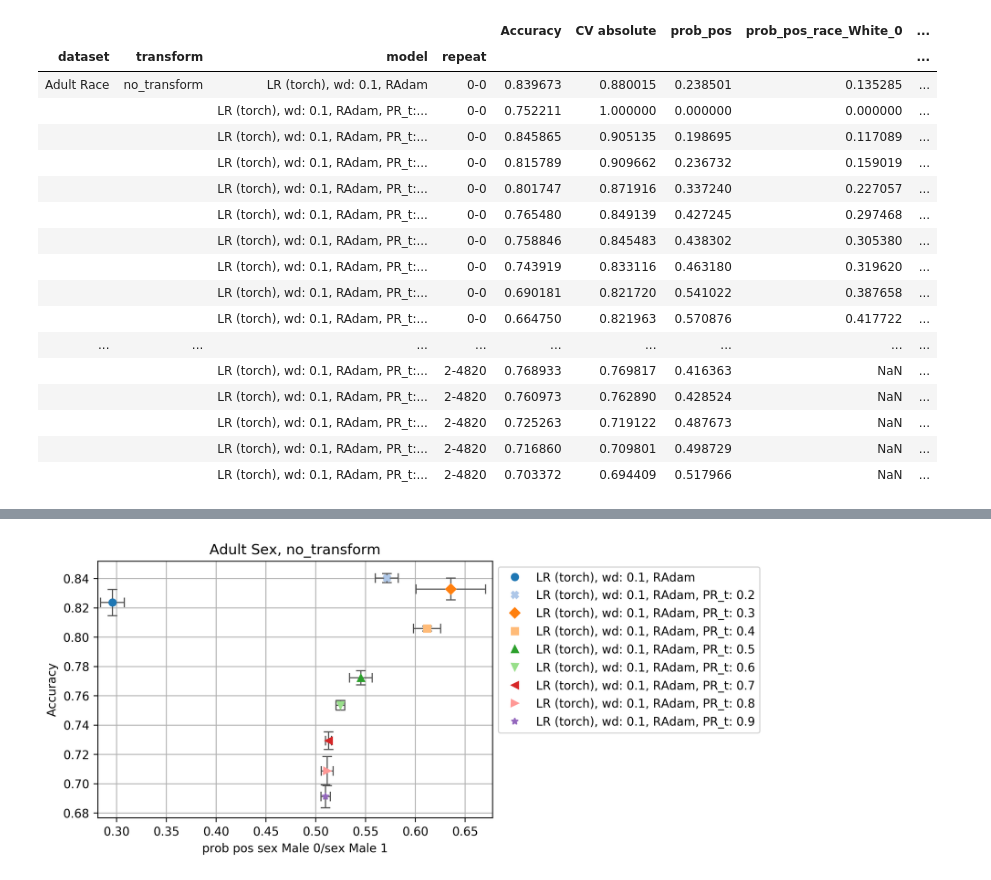
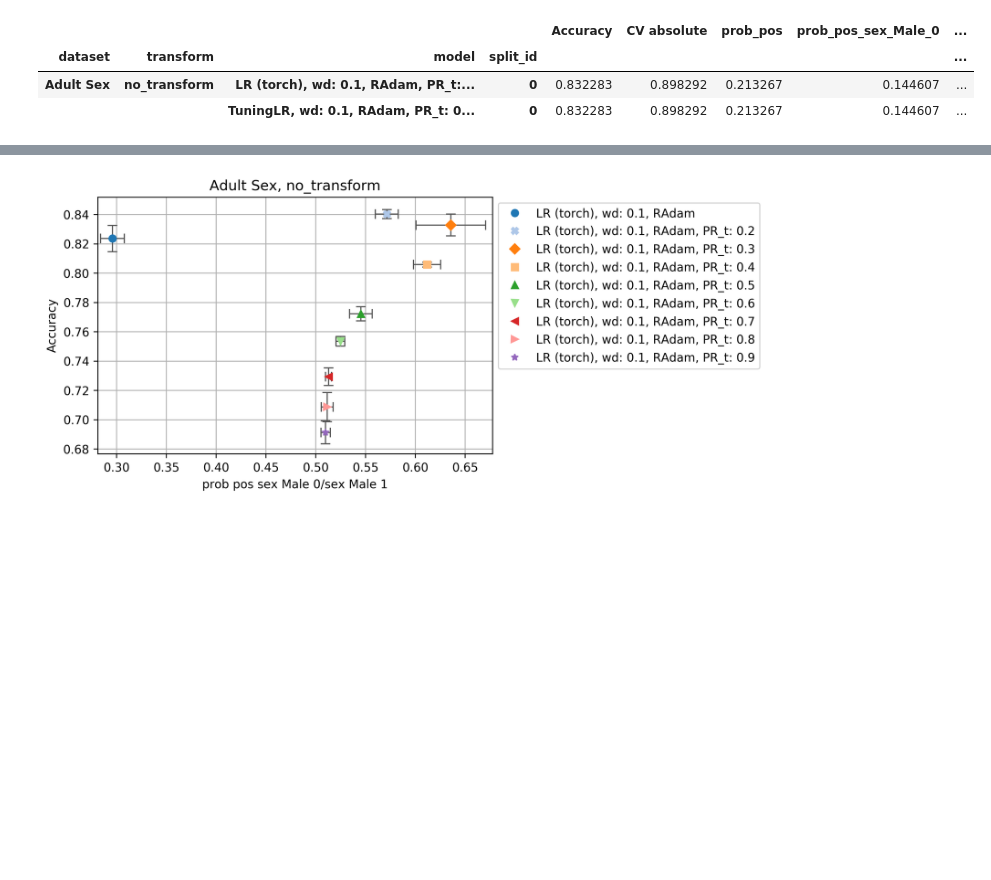
Before and after one commit to wearepal/ethicml-models, a Jupyter notebook: experiments/dp_lr.ipynb, the cells around one changed output, grey strips where cells are left out. Drawn from its saved outputs; the diff is of its cells as text; code cells hidden in the pictures; blank space fills up the shorter version.

```diff
--- a/experiments/dp_lr.ipynb
+++ b/experiments/dp_lr.ipynb
@@ -23,11 +24,12 @@ data = [
 use_s = False
 # avg = 0.21144567506  # race
 avg = 0.21581616218  # sex
-results = evaluate_models(
+results = await evaluate_models_async(
     datasets=[Adult("Sex")],
     inprocess_models=[
 #         LrTorch(use_s=use_s),
-        LrTorch(fair=True, debiasing_args=DPFlags(target_rate_s0=avg, target_rate_s1=avg), use_s=use_s),
+        LrTorch(fair=True, debiasing_args=DPFlagsLegacy(target_rate_s0=avg, target_rate_s1=avg), use_s=use_s),
+        TuningLr(fair=True, debiasing_args=DPFlags(target_rate_s0=avg, target_rate_s1=avg), use_s=use_s),
 
 #         LrTorch(fair=True, debiasing_args=DPFlags(target_rate_s0=0.1, target_rate_s1=0.1), use_s=use_s),
 #         LrTorch(fair=True, debiasing_args=DPFlags(target_rate_s0=0.2, target_rate_s1=0.2), use_s=use_s),
@@ -42,30 +44,17 @@ results = evaluate_models(
     ],
     metrics=[Accuracy(), ProbPos(), AbsCV()],
     per_sens_metrics=[ProbPos()],
-    repeats=10,
-    topic="lr_dp_avg_no_s",
-    proportional_splits=True,
+    repeats=1,
+    topic="test",
+    splitter=ProportionalSplit(),
+    delete_prev=True,
 #     max_parallel=2,
 )
 # %%
-results
+results.data
 # %% [output]
-|  |  |  |  | Accuracy | CV absolute | prob_pos | prob_pos_race_White_0 | ... |
-| dataset | transform | model | repeat |  |  |  |  | ... |
-| Adult Race | no_transform | LR (torch), wd: 0.1, RAdam | 0-0 | 0.839673 | 0.880015 | 0.238501 | 0.135285 | ... |
-|  |  | LR (torch), wd: 0.1, RAdam, PR_t:... | 0-0 | 0.752211 | 1.000000 | 0.000000 | 0.000000 | ... |
-|  |  | LR (torch), wd: 0.1, RAdam, PR_t:... | 0-0 | 0.845865 | 0.905135 | 0.198695 | 0.117089 | ... |
-|  |  | LR (torch), wd: 0.1, RAdam, PR_t:... | 0-0 | 0.815789 | 0.909662 | 0.236732 | 0.159019 | ... |
-|  |  | LR (torch), wd: 0.1, RAdam, PR_t:... | 0-0 | 0.801747 | 0.871916 | 0.337240 | 0.227057 | ... |
-|  |  | LR (torch), wd: 0.1, RAdam, PR_t:... | 0-0 | 0.765480 | 0.849139 | 0.427245 | 0.297468 | ... |
-|  |  | LR (torch), wd: 0.1, RAdam, PR_t:... | 0-0 | 0.758846 | 0.845483 | 0.438302 | 0.305380 | ... |
-|  |  | LR (torch), wd: 0.1, RAdam, PR_t:... | 0-0 | 0.743919 | 0.833116 | 0.463180 | 0.319620 | ... |
-|  |  | LR (torch), wd: 0.1, RAdam, PR_t:... | 0-0 | 0.690181 | 0.821720 | 0.541022 | 0.387658 | ... |
-|  |  | LR (torch), wd: 0.1, RAdam, PR_t:... | 0-0 | 0.664750 | 0.821963 | 0.570876 | 0.417722 | ... |
-| ... | ... | ... | ... | ... | ... | ... | ... | ... |
-|  |  | LR (torch), wd: 0.1, RAdam, PR_t:... | 2-4820 | 0.768933 | 0.769817 | 0.416363 | NaN | ... |
-|  |  | LR (torch), wd: 0.1, RAdam, PR_t:... | 2-4820 | 0.760973 | 0.762890 | 0.428524 | NaN | ... |
-|  |  | LR (torch), wd: 0.1, RAdam, PR_t:... | 2-4820 | 0.725263 | 0.719122 | 0.487673 | NaN | ... |
-|  |  | LR (torch), wd: 0.1, RAdam, PR_t:... | 2-4820 | 0.716860 | 0.709801 | 0.498729 | NaN | ... |
-|  |  | LR (torch), wd: 0.1, RAdam, PR_t:... | 2-4820 | 0.703372 | 0.694409 | 0.517966 | NaN | ... |
+|  |  |  |  | Accuracy | CV absolute | prob_pos | prob_pos_sex_Male_0 | ... |
+| dataset | transform | model | split_id |  |  |  |  | ... |
+| Adult Sex | no_transform | LR (torch), wd: 0.1, RAdam, PR_t:... | 0 | 0.832283 | 0.898292 | 0.213267 | 0.144607 | ... |
+|  |  | TuningLR, wd: 0.1, RAdam, PR_t: 0... | 0 | 0.832283 | 0.898292 | 0.213267 | 0.144607 | ... |
 # %%
```
Also changed, not shown: parts of 3 cells of this notebook, 27 other files.
